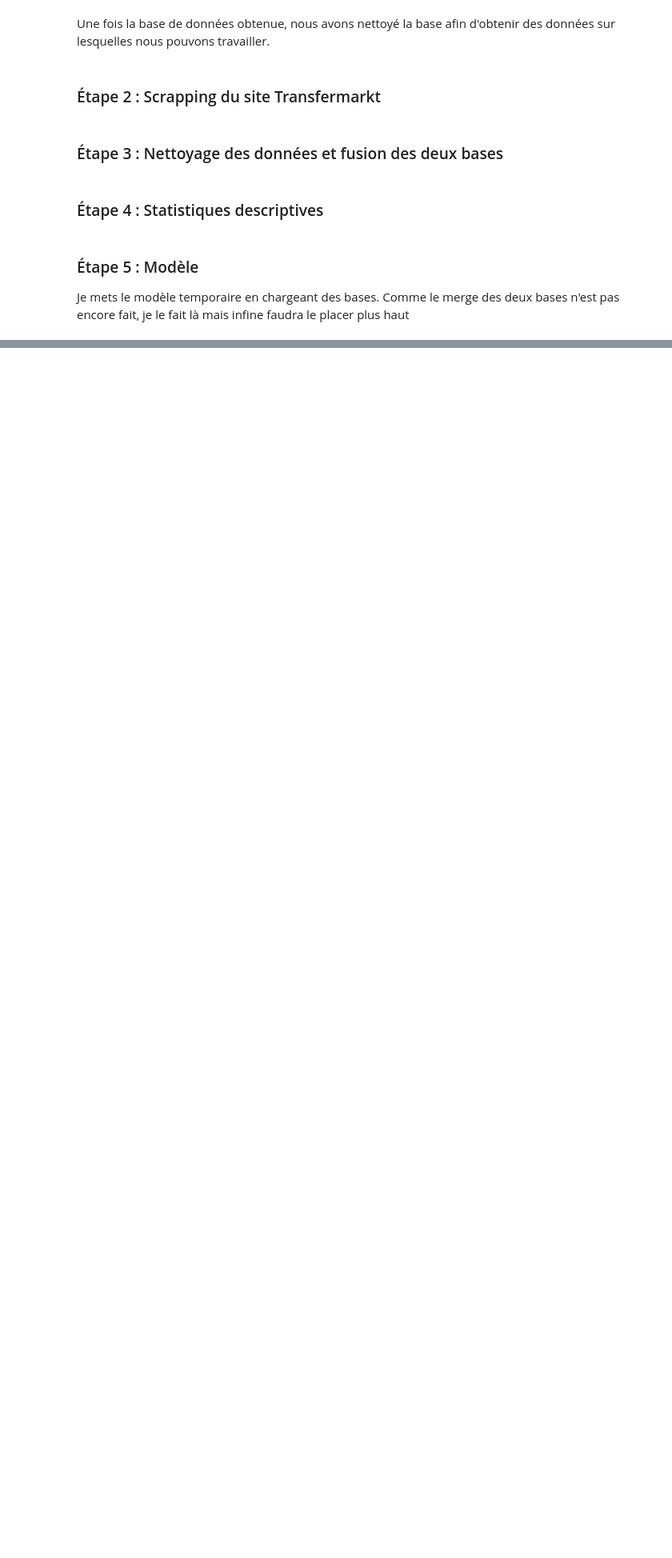
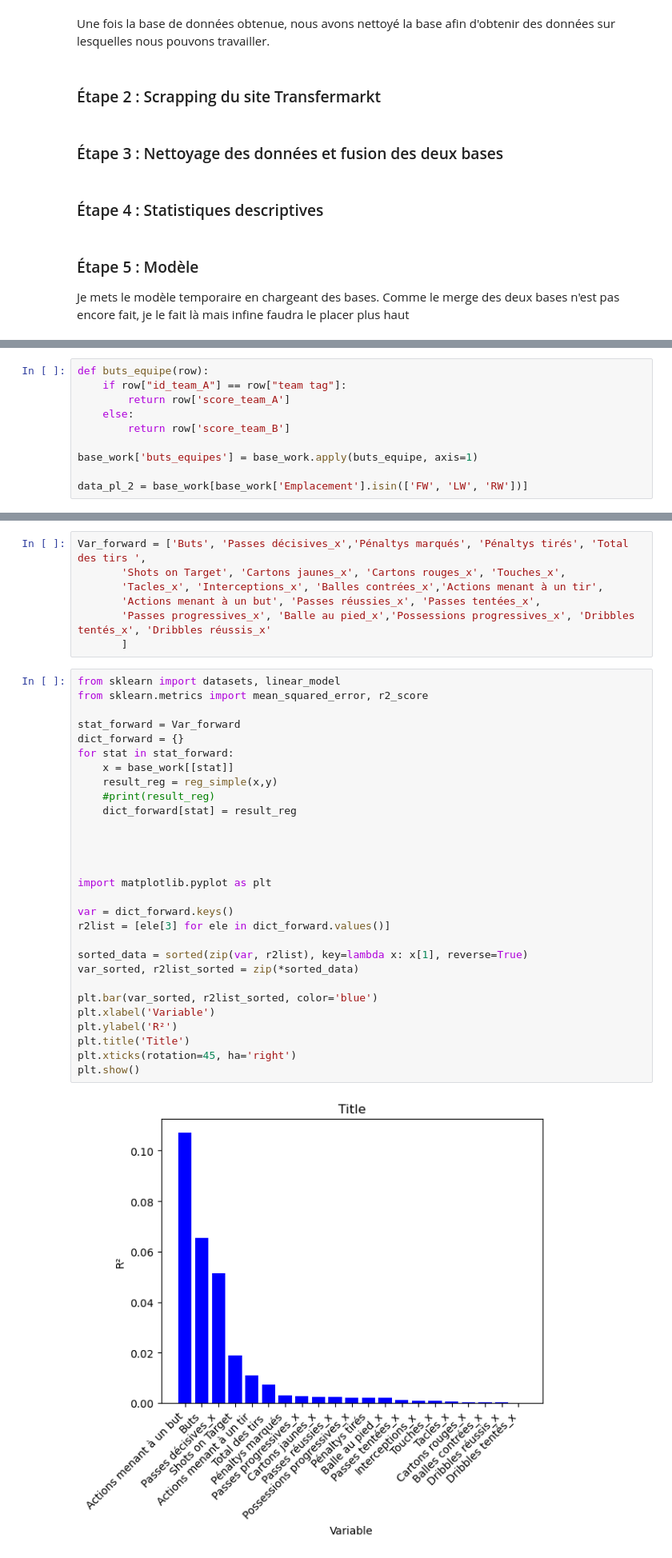
Before and after one commit to lecoqm/evaluation_football, a Jupyter notebook: main.ipynb, the cells around one changed output, grey strips where cells are left out. Shown at 80% size. Saved outputs shown, nothing was run; the diff lists cells and outputs as text; blank space fills up the shorter version.

Commit message:
transfer the model to the main

```diff
--- a/main.ipynb
+++ b/main.ipynb
@@ -97,0 +133,10 @@ Comme le merge des deux bases n'est pas encore fait, je le fait là mais infine
+# %%
+def buts_equipe(row):
+    if row["id_team_A"] == row["team tag"]:
+        return row['score_team_A']
+    else:
+        return row['score_team_B']
+
+base_work['buts_equipes'] = base_work.apply(buts_equipe, axis=1)
+
+data_pl_2 = base_work[base_work['Emplacement'].isin(['FW', 'LW', 'RW'])]
@@ -97,0 +157,38 @@ Comme le merge des deux bases n'est pas encore fait, je le fait là mais infine
+# %%
+Var_forward = ['Buts', 'Passes décisives_x','Pénaltys marqués', 'Pénaltys tirés', 'Total des tirs ',
+       'Shots on Target', 'Cartons jaunes_x', 'Cartons rouges_x', 'Touches_x',
+       'Tacles_x', 'Interceptions_x', 'Balles contrées_x','Actions menant à un tir',
+       'Actions menant à un but', 'Passes réussies_x', 'Passes tentées_x',
+       'Passes progressives_x', 'Balle au pied_x','Possessions progressives_x', 'Dribbles tentés_x', 'Dribbles réussis_x'
+       ]
+# %%
+from sklearn import datasets, linear_model
+from sklearn.metrics import mean_squared_error, r2_score
+
+stat_forward = Var_forward
+dict_forward = {}
+for stat in stat_forward:
+    x = base_work[[stat]]
+    result_reg = reg_simple(x,y)
+    #print(result_reg)
+    dict_forward[stat] = result_reg
+
+
+
+
+import matplotlib.pyplot as plt
+
+var = dict_forward.keys()
+r2list = [ele[3] for ele in dict_forward.values()]
+
+sorted_data = sorted(zip(var, r2list), key=lambda x: x[1], reverse=True)
+var_sorted, r2list_sorted = zip(*sorted_data)
+
+plt.bar(var_sorted, r2list_sorted, color='blue')
+plt.xlabel('Variable')
+plt.ylabel('R²')
+plt.title('Title')
+plt.xticks(rotation=45, ha='right')
+plt.show()
+# %% [output]
+[figure, added]
```
Also changed, not shown: parts of 3 cells of this notebook.
